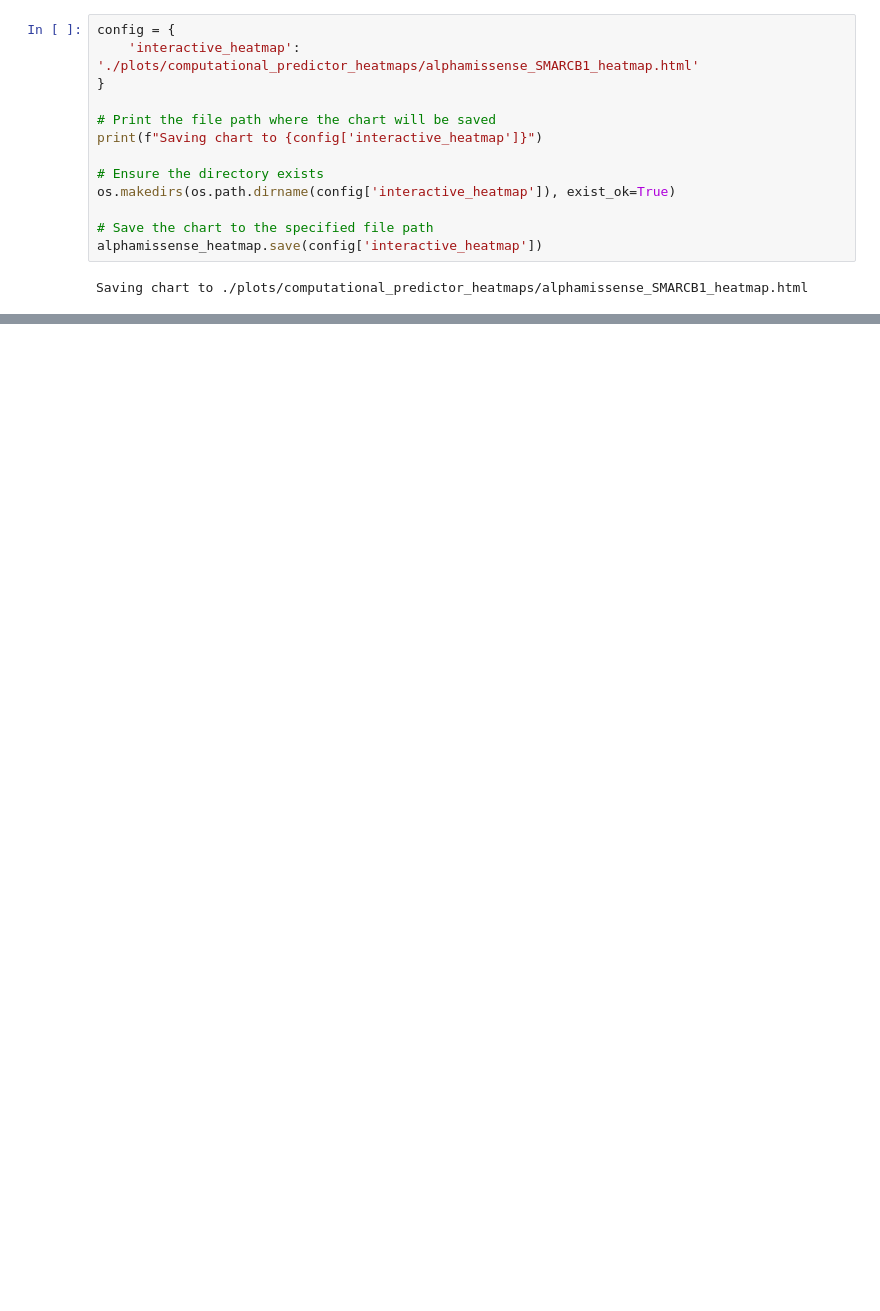
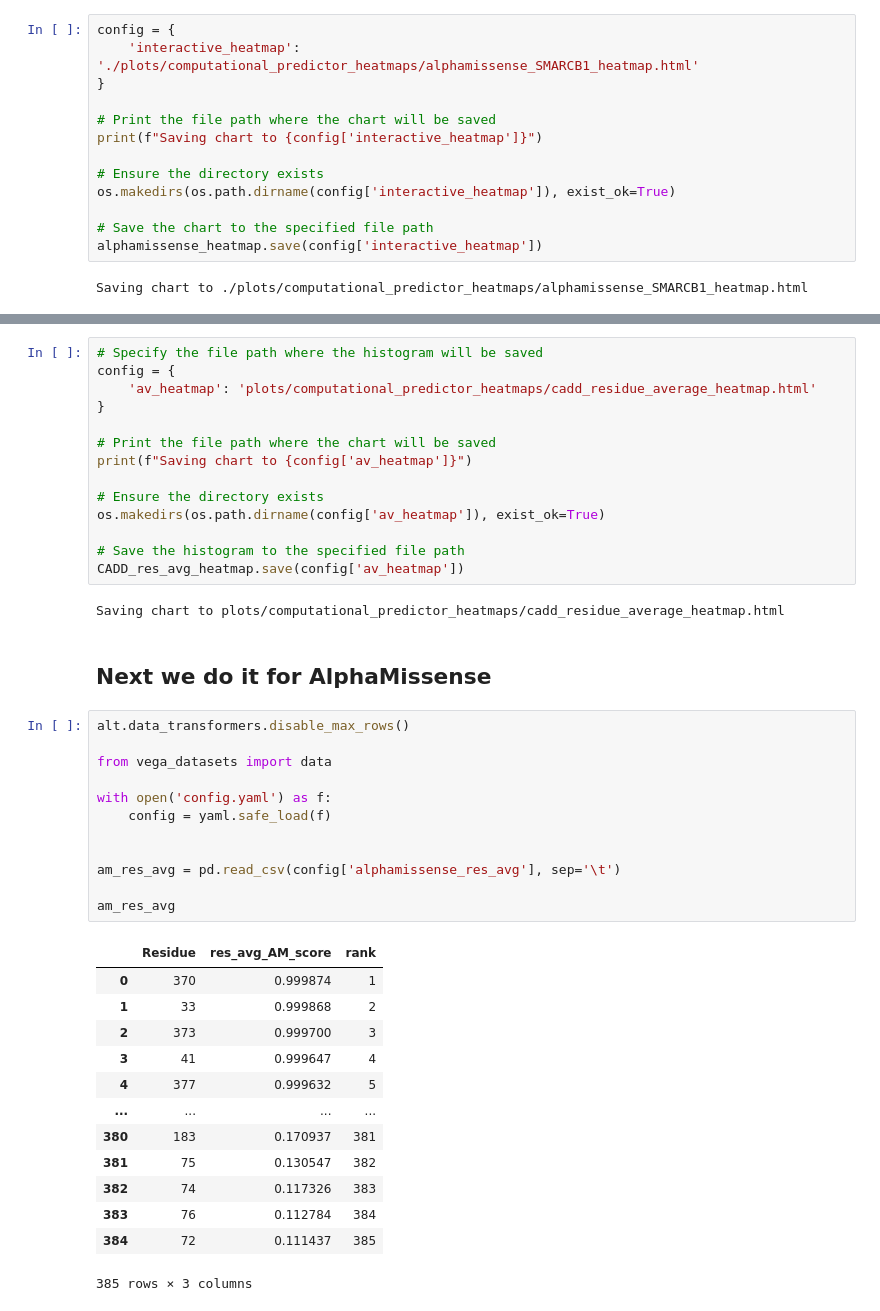
Before and after one commit to thehonglab/SMARCB1_DMS, a Jupyter notebook: computational_predictors_heatmaps.ipynb, the cells around one changed output, grey strips where cells are left out. Drawn from its saved outputs; the diff is of its cells as text; blank space fills up the shorter version.

```diff
--- a/computational_predictors_heatmaps.ipynb
+++ b/computational_predictors_heatmaps.ipynb
@@ -410,0 +520,44 @@ Saving chart to ./plots/computational_predictor_heatmaps/alphamissense_SMARCB1_h
+# %%
+# Specify the file path where the histogram will be saved
+config = {
+    'av_heatmap': 'plots/computational_predictor_heatmaps/cadd_residue_average_heatmap.html'
+}
+
+# Print the file path where the chart will be saved
+print(f"Saving chart to {config['av_heatmap']}")
+
+# Ensure the directory exists
+os.makedirs(os.path.dirname(config['av_heatmap']), exist_ok=True)
+
+# Save the histogram to the specified file path
+CADD_res_avg_heatmap.save(config['av_heatmap'])
+# %% [output]
+Saving chart to plots/computational_predictor_heatmaps/cadd_residue_average_heatmap.html
+# %% [markdown]
+## Next we do it for AlphaMissense
+# %%
+alt.data_transformers.disable_max_rows()
+
+from vega_datasets import data
+
+with open('config.yaml') as f:
+    config = yaml.safe_load(f)
+
+
+am_res_avg = pd.read_csv(config['alphamissense_res_avg'], sep='\t')
+
+am_res_avg
+# %% [output]
+|  | Residue | res_avg_AM_score | rank |
+| 0 | 370 | 0.999874 | 1 |
+| 1 | 33 | 0.999868 | 2 |
+| 2 | 373 | 0.999700 | 3 |
+| 3 | 41 | 0.999647 | 4 |
+| 4 | 377 | 0.999632 | 5 |
+| ... | ... | ... | ... |
+| 380 | 183 | 0.170937 | 381 |
+| 381 | 75 | 0.130547 | 382 |
+| 382 | 74 | 0.117326 | 383 |
+| 383 | 76 | 0.112784 | 384 |
+| 384 | 72 | 0.111437 | 385 |
+385 rows × 3 columns
```
Also changed, not shown: parts of 16 cells of this notebook, 31 other files.
